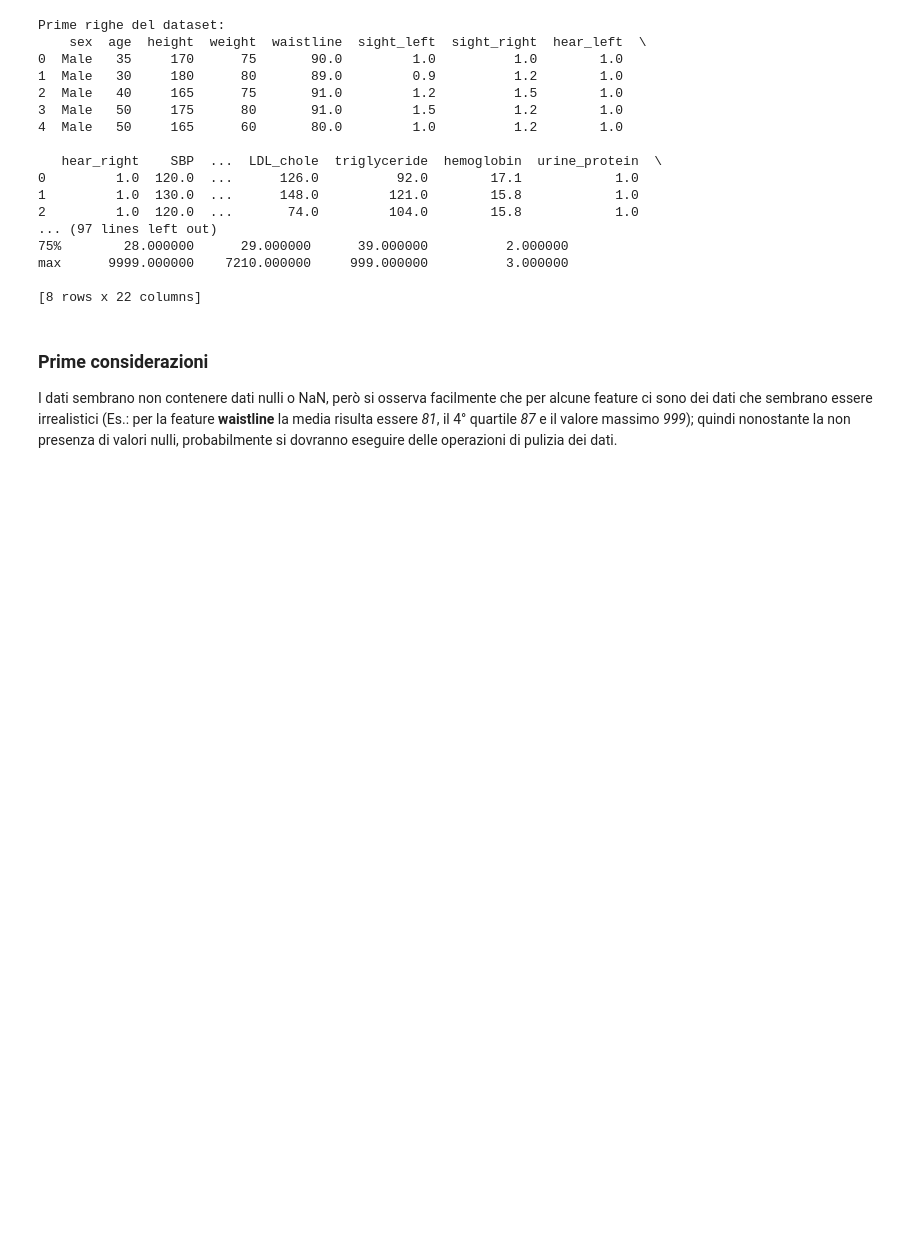
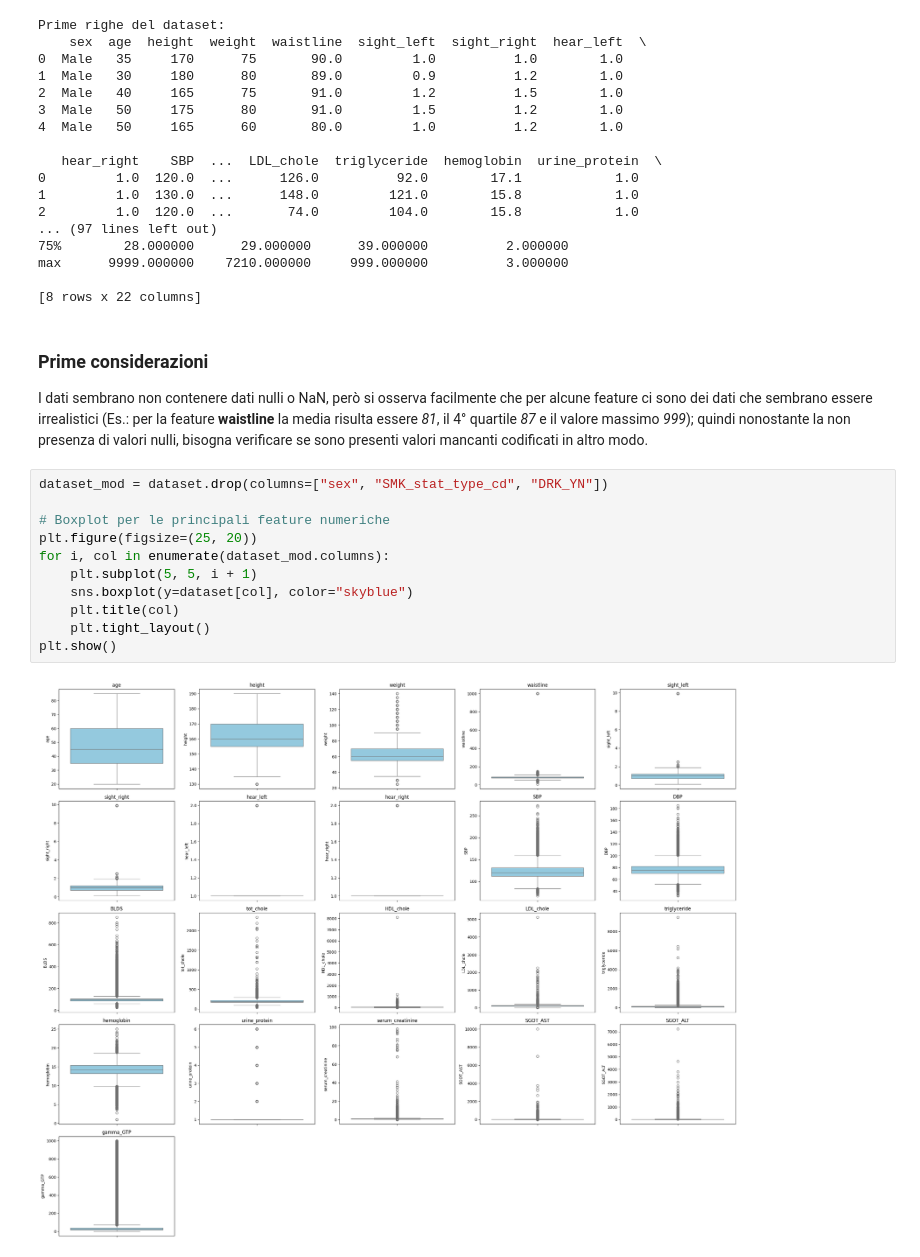
Before and after one commit to marcodeano/ML_project_2025, a Jupyter notebook: smoking_and_drinking_classifier.ipynb, the cells around one changed output. Saved outputs shown, nothing was run; the diff lists cells and outputs as text; blank space fills up the shorter version.

Commit message:
added some visualization of features values distribution

```diff
--- a/smoking_and_drinking_classifier.ipynb
+++ b/smoking_and_drinking_classifier.ipynb
@@ -43,4 +45,17 @@ max      9999.000000    7210.000000     999.000000          3.000000
 # %% [markdown]
 ### Prime considerazioni
 
-I dati sembrano non contenere dati nulli o NaN, però si osserva facilmente che per alcune feature ci sono dei dati che sembrano essere irrealistici (Es.: per la feature **waistline** la media risulta essere _81_, il 4° quartile _87_ e il valore massimo _999_); quindi nonostante la non presenza di valori nulli, probabilmente si dovranno eseguire delle operazioni di pulizia dei dati.
+I dati sembrano non contenere dati nulli o NaN, però si osserva facilmente che per alcune feature ci sono dei dati che sembrano essere irrealistici (Es.: per la feature **waistline** la media risulta essere _81_, il 4° quartile _87_ e il valore massimo _999_); quindi nonostante la non presenza di valori nulli, bisogna verificare se sono presenti valori mancanti codificati in altro modo.
+# %%
+dataset_mod = dataset.drop(columns=["sex", "SMK_stat_type_cd", "DRK_YN"])
+
+# Boxplot per le principali feature numeriche
+plt.figure(figsize=(25, 20))
+for i, col in enumerate(dataset_mod.columns):
+    plt.subplot(5, 5, i + 1)
+    sns.boxplot(y=dataset[col], color="skyblue")
+    plt.title(col)
+    plt.tight_layout()
+plt.show()
+# %% [output]
+[figure, added]
```
Also changed, not shown: parts of 2 cells of this notebook.
